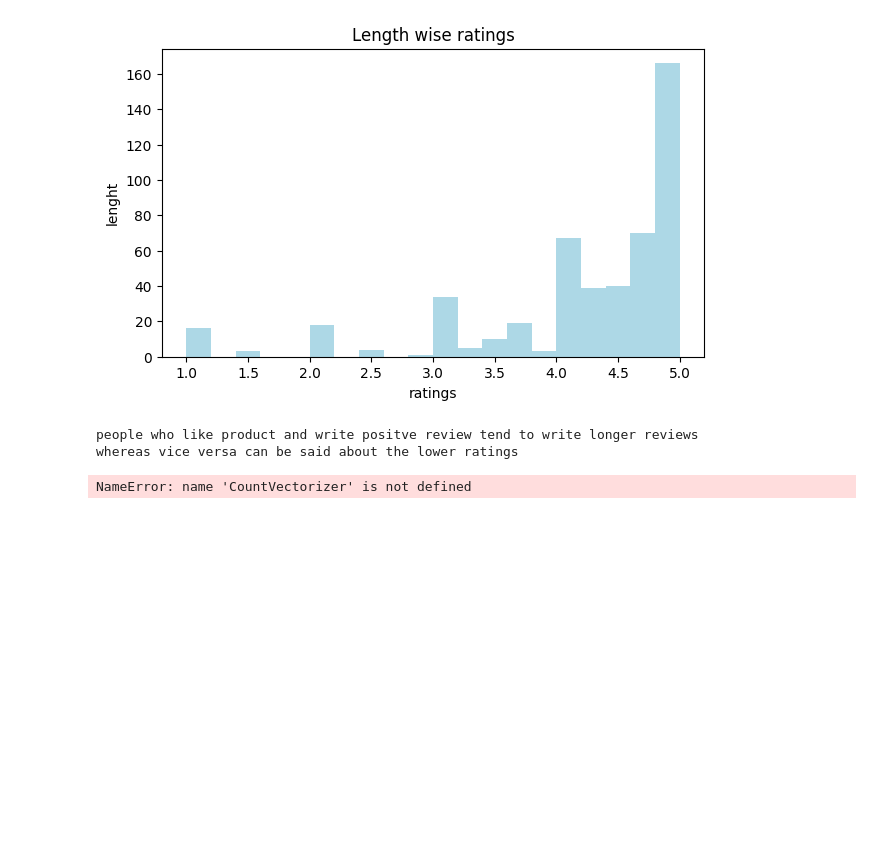
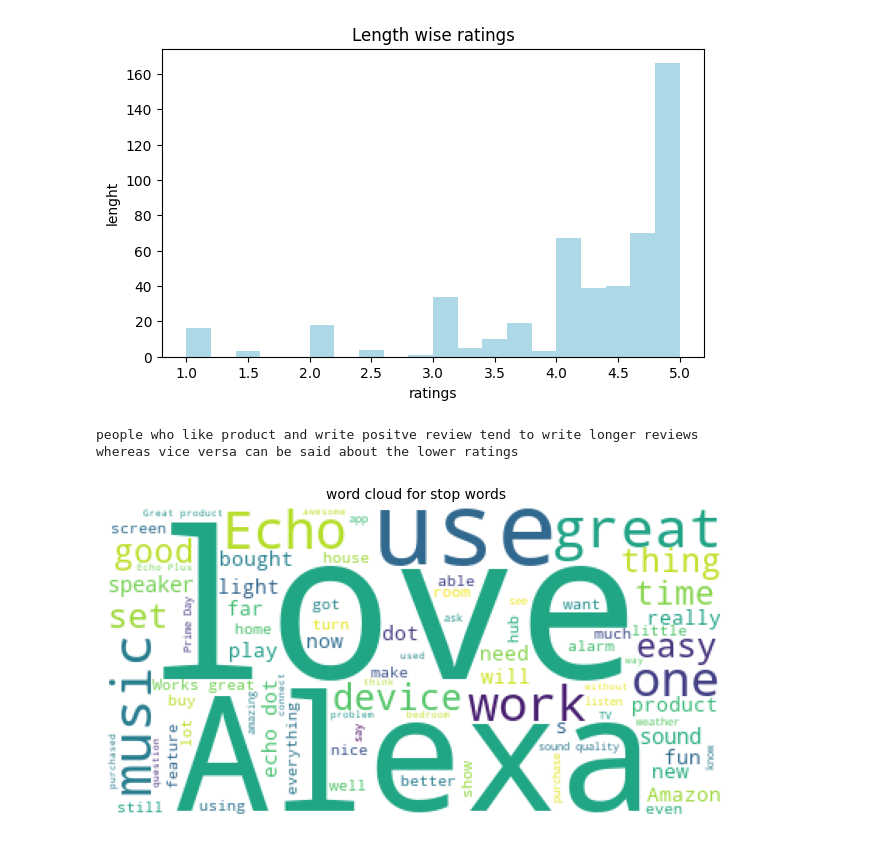
Before and after one commit to Aadeshh0/alexa_review, a Jupyter notebook: main.ipynb, the cells around one changed output. Drawn from its saved outputs; the diff is of its cells as text; code cells hidden in the pictures; blank space fills up the shorter version.

```diff
--- a/main.ipynb
+++ b/main.ipynb
@@ -274,7 +287,16 @@ print("people who like product and write positve review tend to write longer rev
 people who like product and write positve review tend to write longer reviews
 whereas vice versa can be said about the lower ratings
 # %%
-cv = CountVectorizer(stopwords='english')
+cv = CountVectorizer(stop_words='english')
 words = cv.fit_transform(data.verified_reviews)
-# %% [output]
-NameError: name 'CountVectorizer' is not defined
+# %%
+reviews = " ".join([review for review in data['verified_reviews']])
+wc = WordCloud(background_color="white", max_words=80)
+
+plt.figure(figsize=(8,8))
+plt.title("word cloud for stop words", fontsize = 10)
+plt.imshow(wc.generate(reviews))
+plt.axis("off")
+plt.show()
+# %% [output]
+[figure, added]
```
Also changed, not shown: parts of 4 cells of this notebook, 1 other file.
